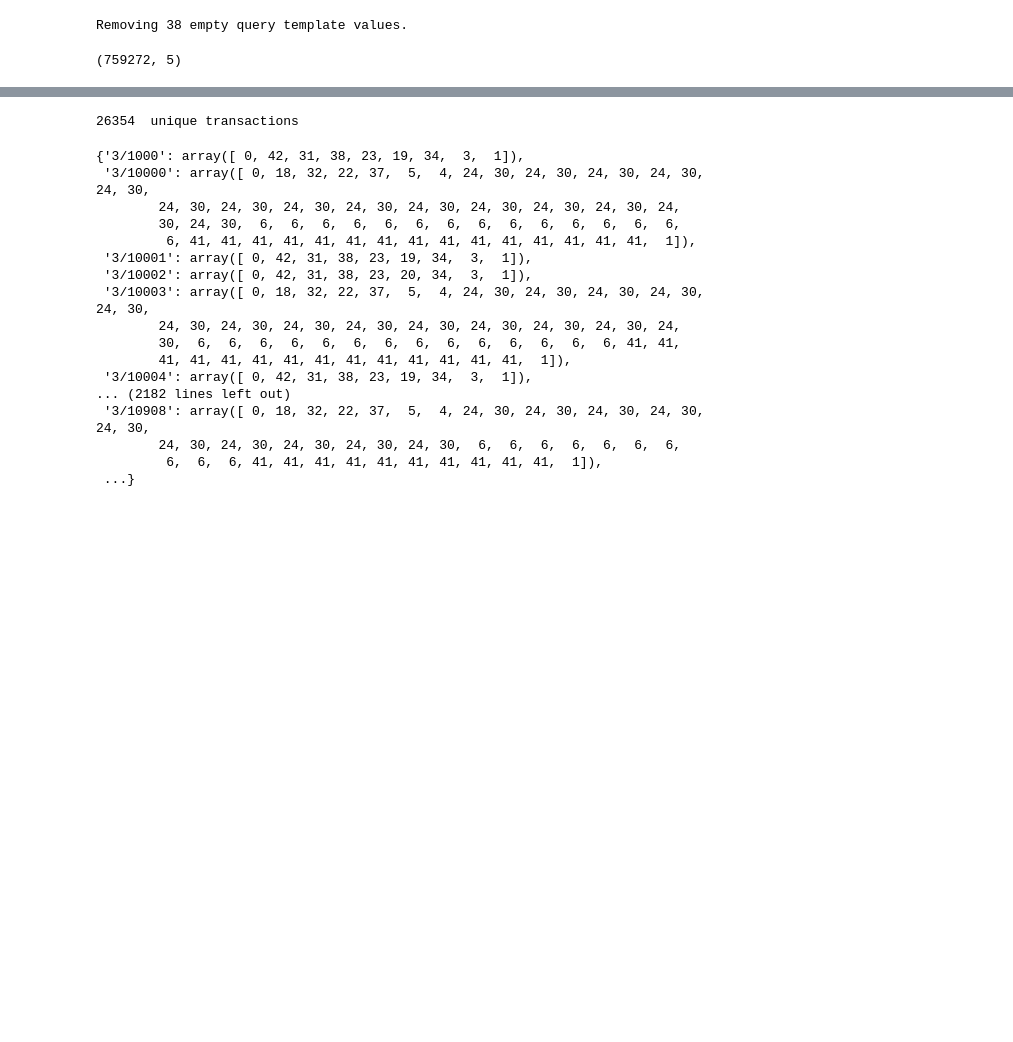
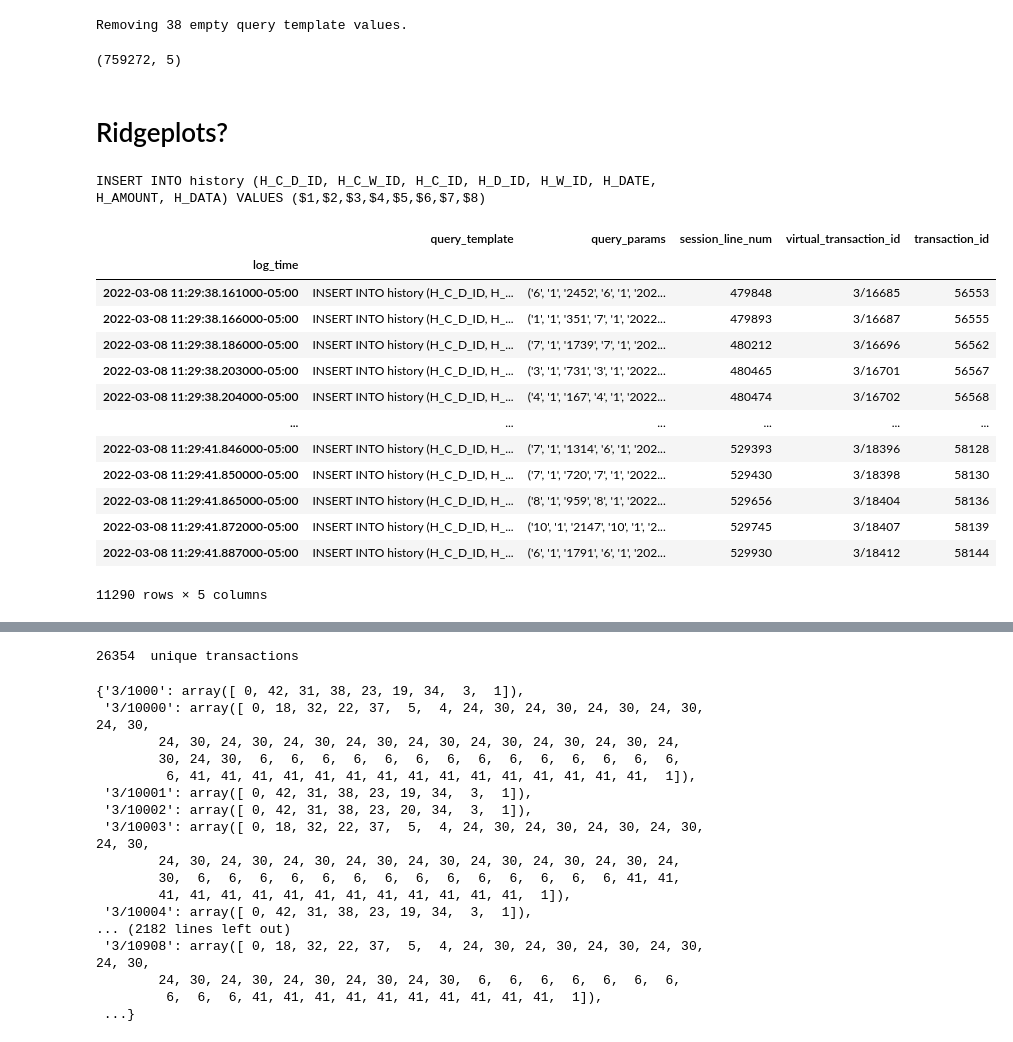
Before and after one commit to lmwnshn/noisepage-pilot, a Jupyter notebook: Untitled.ipynb, the cells around one changed output, grey strips where cells are left out. Saved outputs shown, nothing was run; the diff lists cells and outputs as text; code cells hidden in the pictures; blank space fills up the shorter version.

```diff
--- a/Untitled.ipynb
+++ b/Untitled.ipynb
@@ -15,3 +17,5 @@ df.shape
 # %% [output]
 Removing 38 empty query template values.
 (759272, 5)
+# %% [markdown]
+# Ridgeplots?
@@ -17,0 +24,23 @@ Removing 38 empty query template values.
+# %%
+groups = [(qt, gdf) for qt, gdf in df.groupby('query_template')]
+
+selected_group = 3
+query_template, gdf = groups[selected_group]
+print(query_template)
+display(gdf)
+# %% [output]
+INSERT INTO history (H_C_D_ID, H_C_W_ID, H_C_ID, H_D_ID, H_W_ID, H_DATE, H_AMOUNT, H_DATA) VALUES ($1,$2,$3,$4,$5,$6,$7,$8)
+|  | query_template | query_params | session_line_num | virtual_transaction_id | transaction_id |
+| log_time |  |  |  |  |  |
+| 2022-03-08 11:29:38.161000-05:00 | INSERT INTO history (H_C_D_ID, H_... | ('6', '1', '2452', '6', '1', '202... | 479848 | 3/16685 | 56553 |
+| 2022-03-08 11:29:38.166000-05:00 | INSERT INTO history (H_C_D_ID, H_... | ('1', '1', '351', '7', '1', '2022... | 479893 | 3/16687 | 56555 |
+| 2022-03-08 11:29:38.186000-05:00 | INSERT INTO history (H_C_D_ID, H_... | ('7', '1', '1739', '7', '1', '202... | 480212 | 3/16696 | 56562 |
+| 2022-03-08 11:29:38.203000-05:00 | INSERT INTO history (H_C_D_ID, H_... | ('3', '1', '731', '3', '1', '2022... | 480465 | 3/16701 | 56567 |
+| 2022-03-08 11:29:38.204000-05:00 | INSERT INTO history (H_C_D_ID, H_... | ('4', '1', '167', '4', '1', '2022... | 480474 | 3/16702 | 56568 |
+| ... | ... | ... | ... | ... | ... |
+| 2022-03-08 11:29:41.846000-05:00 | INSERT INTO history (H_C_D_ID, H_... | ('7', '1', '1314', '6', '1', '202... | 529393 | 3/18396 | 58128 |
+| 2022-03-08 11:29:41.850000-05:00 | INSERT INTO history (H_C_D_ID, H_... | ('7', '1', '720', '7', '1', '2022... | 529430 | 3/18398 | 58130 |
+| 2022-03-08 11:29:41.865000-05:00 | INSERT INTO history (H_C_D_ID, H_... | ('8', '1', '959', '8', '1', '2022... | 529656 | 3/18404 | 58136 |
+| 2022-03-08 11:29:41.872000-05:00 | INSERT INTO history (H_C_D_ID, H_... | ('10', '1', '2147', '10', '1', '2... | 529745 | 3/18407 | 58139 |
+| 2022-03-08 11:29:41.887000-05:00 | INSERT INTO history (H_C_D_ID, H_... | ('6', '1', '1791', '6', '1', '202... | 529930 | 3/18412 | 58144 |
+11290 rows × 5 columns
```
Also changed, not shown: parts of 6 cells of this notebook.
